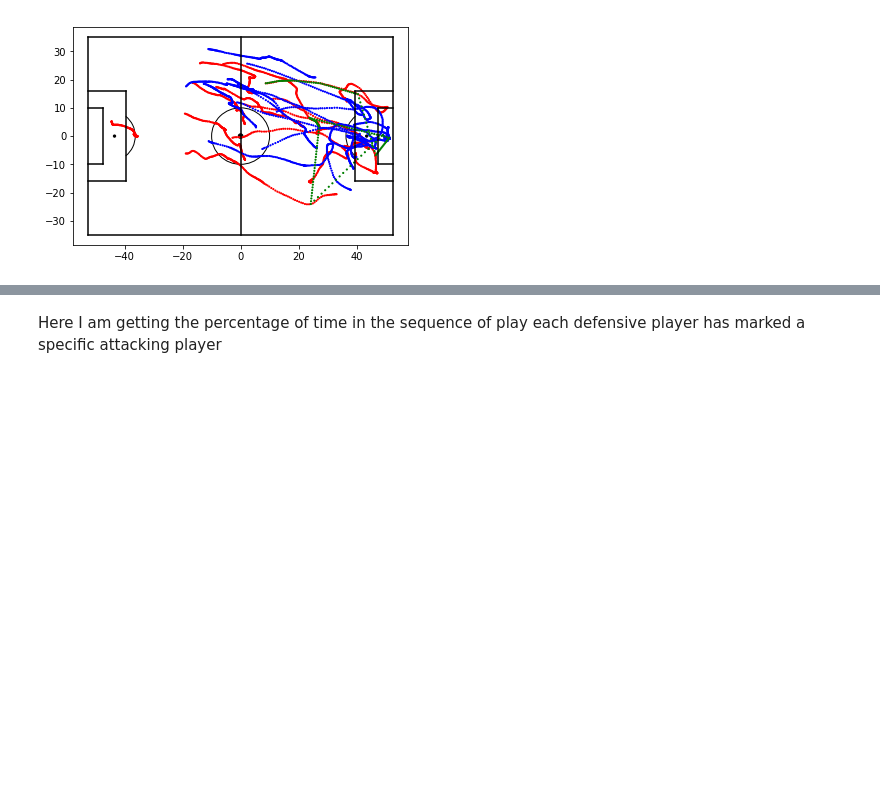
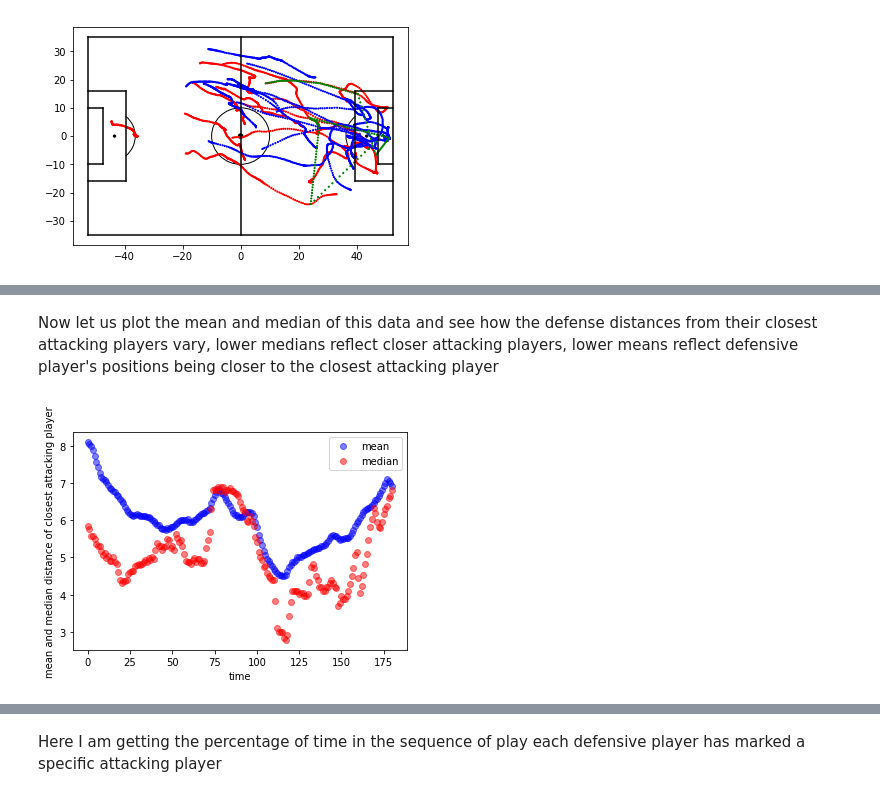
Before and after one commit to raghav96/datascience, a Jupyter notebook: Football Analysis.ipynb, the cells around one changed output, grey strips where cells are left out. Saved outputs shown, nothing was run; the diff lists cells and outputs as text; code cells hidden in the pictures; blank space fills up the shorter version.

```diff
--- a/Football Analysis.ipynb
+++ b/Football Analysis.ipynb
@@ -401,0 +460,21 @@ distances[0:10]
+# %% [markdown]
+Now let us plot the mean and median of this data and see how the defense distances from their closest attacking players vary, lower medians reflect closer attacking players, lower means reflect defensive player's positions being closer to the closest attacking player
+# %%
+def plotmeans(distances):
+    distances_2 = [(distances[i][0], distances[i][1], distances[i][2][np.argmin(distances[i][2])]) for i in range(len(distances))]
+    values = pd.DataFrame(distances_2, columns = ['time', 'player', 'dist'])
+    means = values.groupby(['time']).mean()
+    medians = values.groupby(['time']).median()
+    fig, ax = plt.subplots()
+    x = [i for i in range(len(means))]
+    ax.plot(x,means.dist,'bo', alpha=0.5)
+    ax.plot(x,medians.dist,'ro', alpha=0.5)
+    ax.legend(['mean','median'])
+    plt.ylabel('mean and median distance of closest attacking player')
+    plt.xlabel('time')
+
+    plt.show()
+
+plotmeans(distances)
+# %% [output]
+[figure, added]
```
Also changed, not shown: parts of 54 cells of this notebook.
